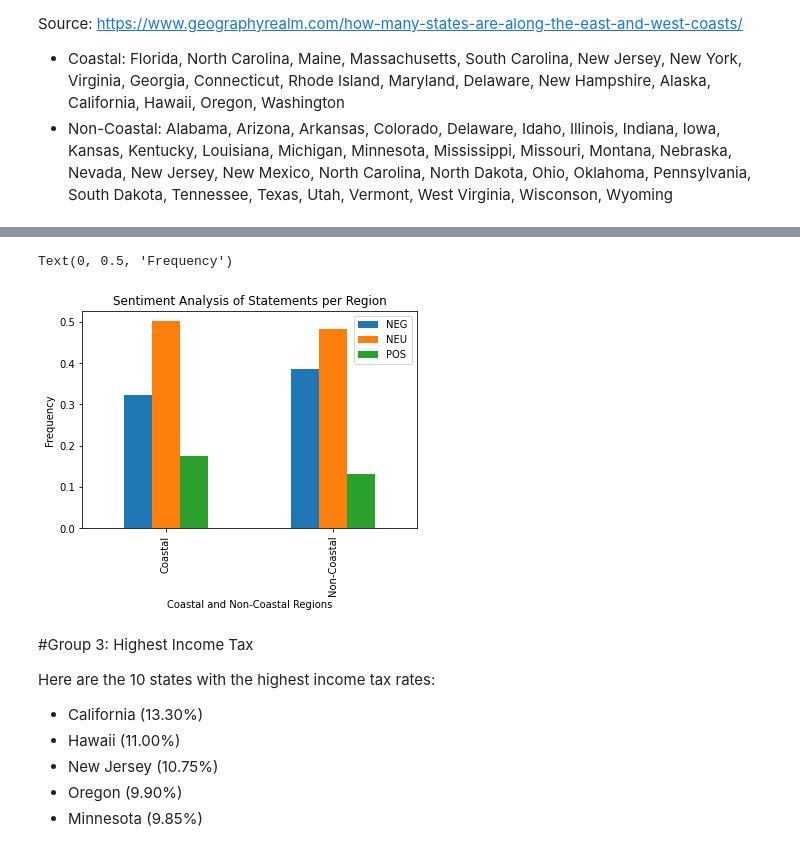
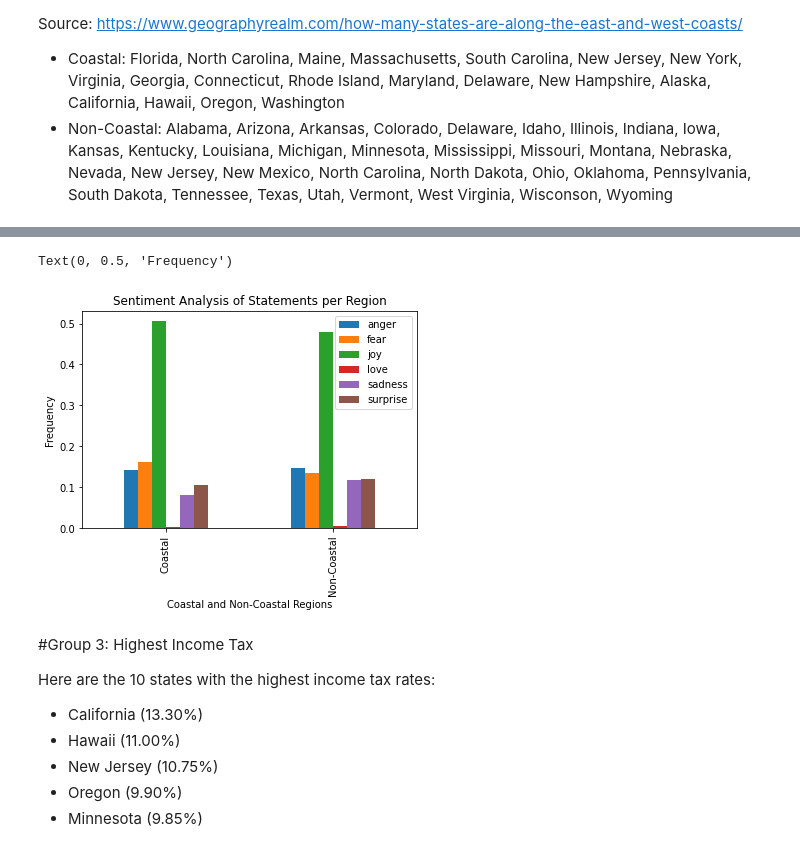
Before and after one commit to skochar1/the-pile-state-analysis, a Jupyter notebook: roBERTaSentData3-modeled.ipynb, the cells around one changed output, grey strips where cells are left out. Saved outputs shown, nothing was run; the diff lists cells and outputs as text; code cells hidden in the pictures.

```diff
--- a/roBERTaSentData3-modeled.ipynb
+++ b/roBERTaSentData3-modeled.ipynb
@@ -191,21 +200,25 @@ df2
 # %%
 import matplotlib.pyplot as plt
 import numpy as np
 
 plotdata = pd.DataFrame({
-    'NEG':[172/532, 335/868],
-    'NEU':[267/532, 420/868],
-    'POS':[93/532, 113/868],
+    'anger':[35/247, 59/403],
+    'fear':[40/247, 54/403],
+    'joy':[125/247, 193/403],
+    'love':[1/247, 2/403],
+    'sadness':[20/247, 47/403],
+    'surprise':[26/247, 48/403]
     },
     index=["Coastal", "Non-Coastal"]
 )
+
 plotdata.plot(kind="bar")
 plt.title("Sentiment Analysis of Statements per Region")
 plt.xlabel("Coastal and Non-Coastal Regions")
 plt.ylabel("Frequency")
 # %% [output]
 Text(0, 0.5, 'Frequency')
-[figure, old version]
+[figure, new version]
 # %% [markdown]
 #Group 3: Highest Income Tax
 
```
Also changed, not shown: parts of 19 cells of this notebook.
